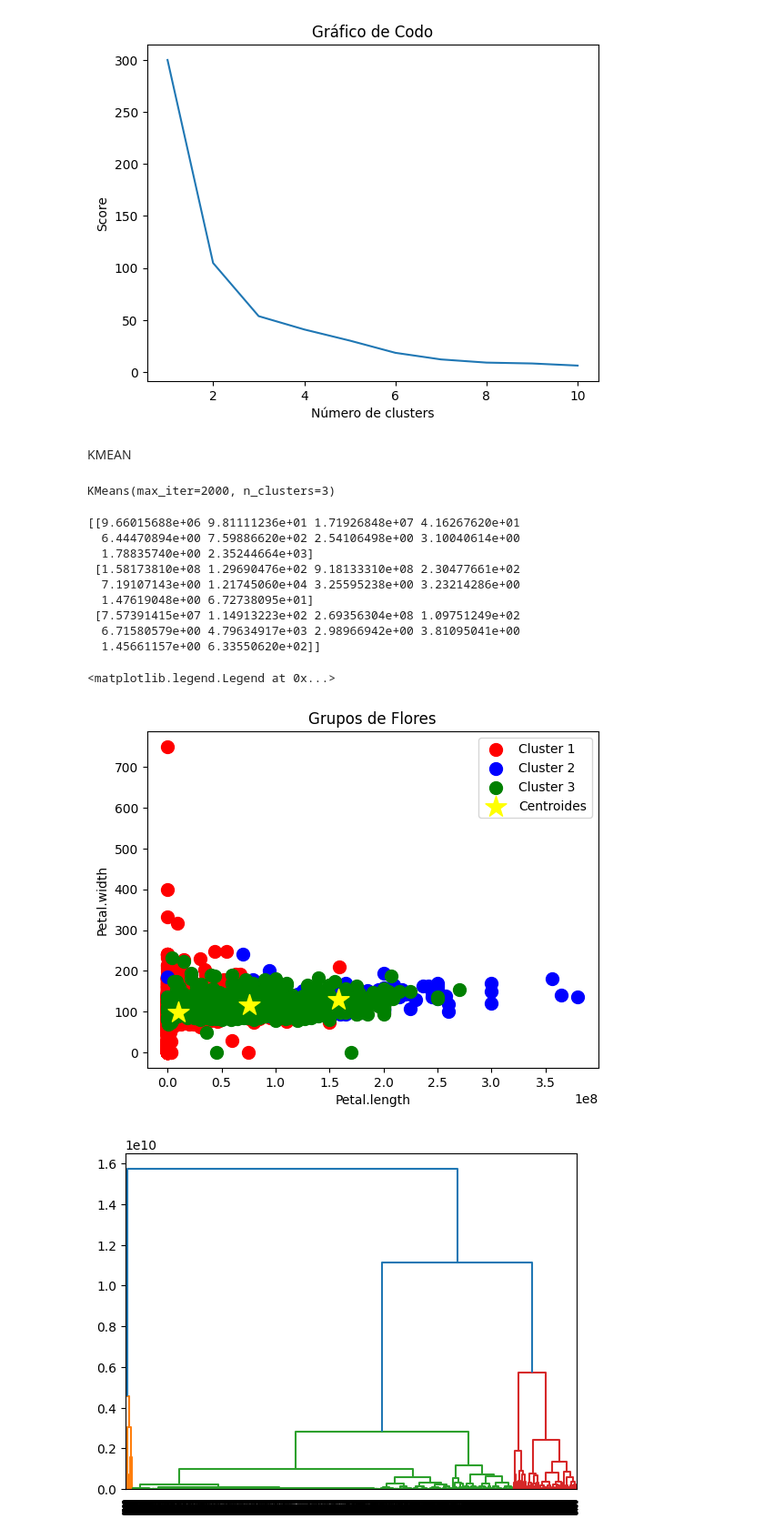
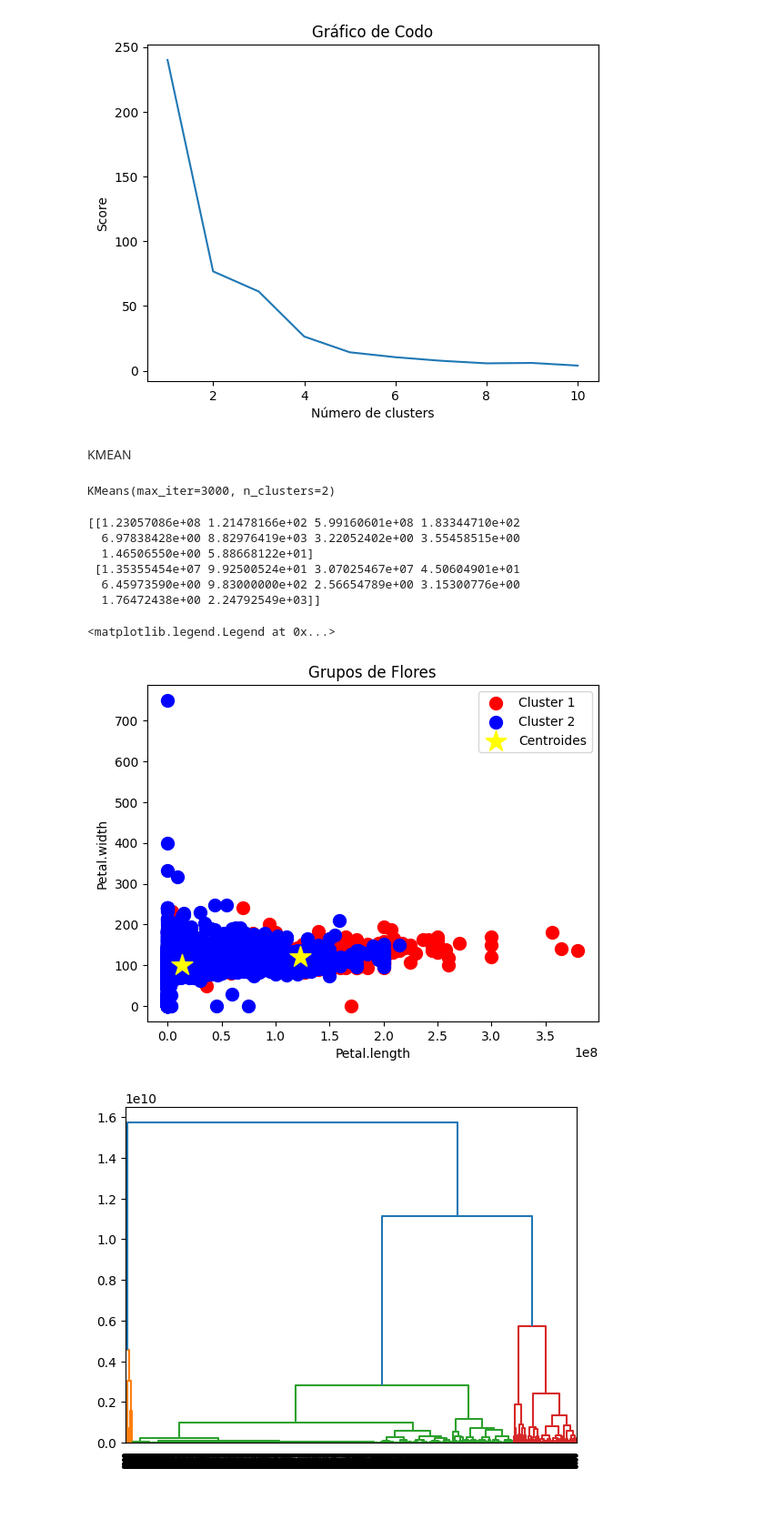
Before and after one commit to adrianrb469/md-lab2, a Jupyter notebook: lab2.ipynb, the cells around one changed output. Shown: that part at 91% size. Saved outputs shown, nothing was run; the diff lists cells and outputs as text; code cells hidden in the pictures; blank space fills up the shorter version.

```diff
--- a/lab2.ipynb
+++ b/lab2.ipynb
@@ -67,7 +71,8 @@ movies_df[["budget", "runtime", "revenue", "popularity", "voteAvg", "voteCount",
 
 movies_df['budget'] = movies_df['budget'].astype(str).str.replace(' ', '').astype(float)
 
-X = np.array(movies_df[["budget", "runtime", "revenue", "popularity", "voteAvg", "voteCount", "genresAmount", "productionCoAmount", "productionCountriesAmount", "actorsAmount"]])
+X = np.array(movies_df[["budget", "runtime", "revenue", "voteCount", "genresAmount", "productionCoAmount", "productionCountriesAmount", "actorsAmount"]])
+Y = np.array(movies_df[["genres"]])
 
 # X = np.array(movies_df[["runtime", "revenue"]])
 
@@ -97,43 +102,40 @@ plt.ylabel("Score")
 plt.title("Gráfico de Codo")
 plt.show()
 # %% [output]
-[figure, old version]
+[figure, new version]
 # %% [markdown]
 KMEAN
 # %%
-km = cluster.KMeans(n_clusters=3, max_iter=2000).fit(X)
+km = cluster.KMeans(n_clusters=2, max_iter=3000).fit(X)
 print (km)
 # %% [output]
-KMeans(max_iter=2000, n_clusters=3)
+KMeans(max_iter=3000, n_clusters=2)
 # %%
 centroides = km.cluster_centers_
 print(centroides)
 # %% [output]
-[[9.66015688e+06 9.81111236e+01 1.71926848e+07 4.16267620e+01
-  6.44470894e+00 7.59886620e+02 2.54106498e+00 3.10040614e+00
-  1.78835740e+00 2.35244664e+03]
- [1.58173810e+08 1.29690476e+02 9.18133310e+08 2.30477661e+02
-  7.19107143e+00 1.21745060e+04 3.25595238e+00 3.23214286e+00
-  1.47619048e+00 6.72738095e+01]
- [7.57391415e+07 1.14913223e+02 2.69356304e+08 1.09751249e+02
-  6.71580579e+00 4.79634917e+03 2.98966942e+00 3.81095041e+00
-  1.45661157e+00 6.33550620e+02]]
+[[1.23057086e+08 1.21478166e+02 5.99160601e+08 1.83344710e+02
+  6.97838428e+00 8.82976419e+03 3.22052402e+00 3.55458515e+00
+  1.46506550e+00 5.88668122e+01]
+ [1.35355454e+07 9.92500524e+01 3.07025467e+07 4.50604901e+01
+  6.45973590e+00 9.83000000e+02 2.56654789e+00 3.15300776e+00
+  1.76472438e+00 2.24792549e+03]]
 # %%
 especies = km.predict(X)
 # %%
 plt.scatter(X[especies == 0, 0], X[especies == 0, 1],s=100,c='red', label = "Cluster 1")
 plt.scatter(X[especies == 1, 0], X[especies == 1, 1],s=100,c='blue', label = "Cluster 2")
-plt.scatter(X[especies == 2, 0], X[especies == 2, 1],s=100,c='green', label = "Cluster 3")
+# plt.scatter(X[especies == 2, 0], X[especies == 2, 1],s=100,c='green', label = "Cluster 3")
 # plt.scatter(X[especies == 3, 0], X[especies == 3, 1],s=100,c='brown', label = "Cluster 4")
 # plt.scatter(X[especies == 4, 0], X[especies == 4, 1],s=100,c='orange', label = "Cluster 5")
 plt.scatter(km.cluster_centers_[:,0],km.cluster_centers_[:,1], s=300, c="yellow",marker="*", label="Centroides")
 plt.title("Grupos de Flores")
 plt.xlabel("Petal.length")
 plt.ylabel("Petal.width")
 plt.legend()
 # %% [output]
 <matplotlib.legend.Legend at 0x...>
-[figure, old version]
+[figure, new version]
 # %%
 dendograma = sch.dendrogram(sch.linkage(X, method='ward'))
 # %% [output]
```
Also changed, not shown: parts of 4 cells of this notebook.
